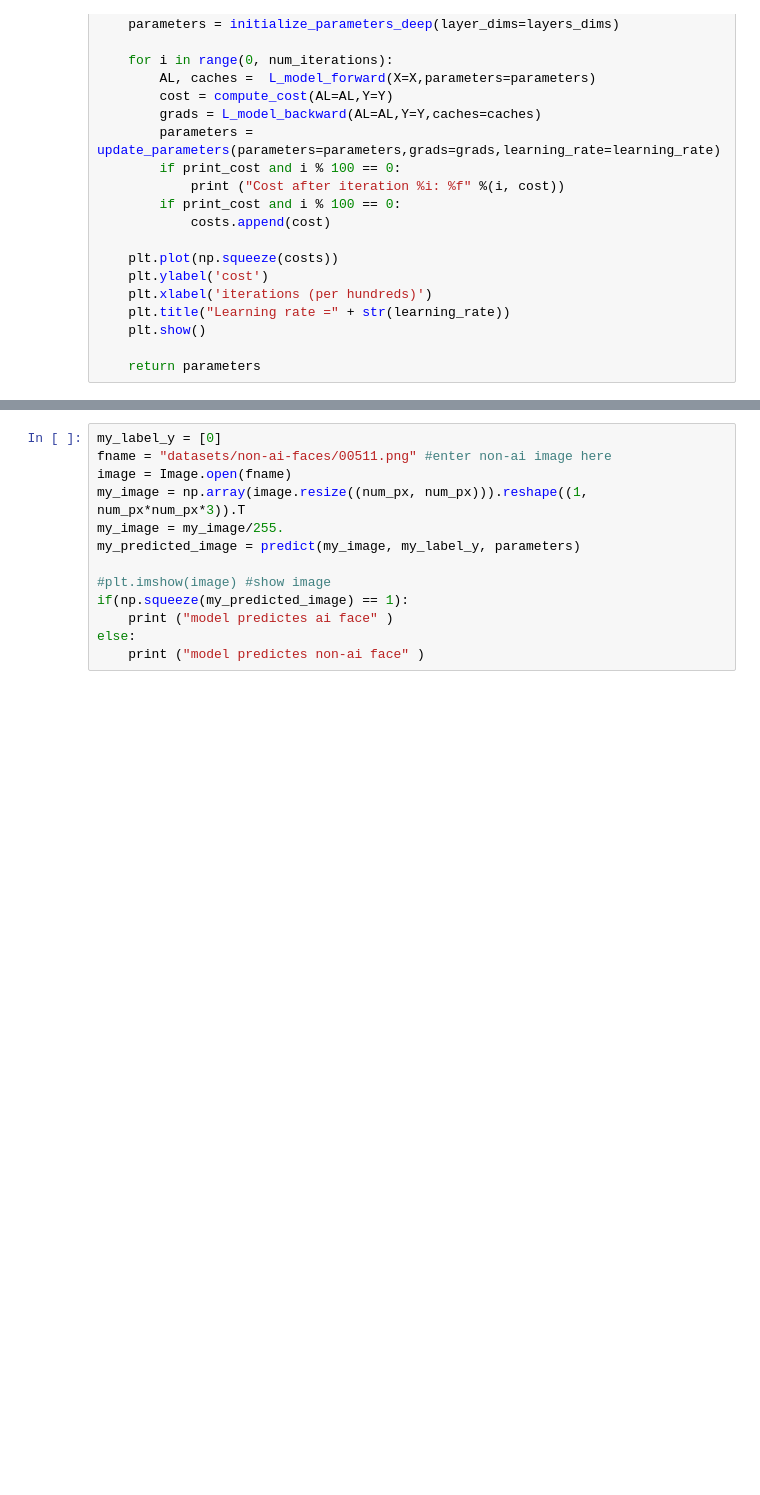
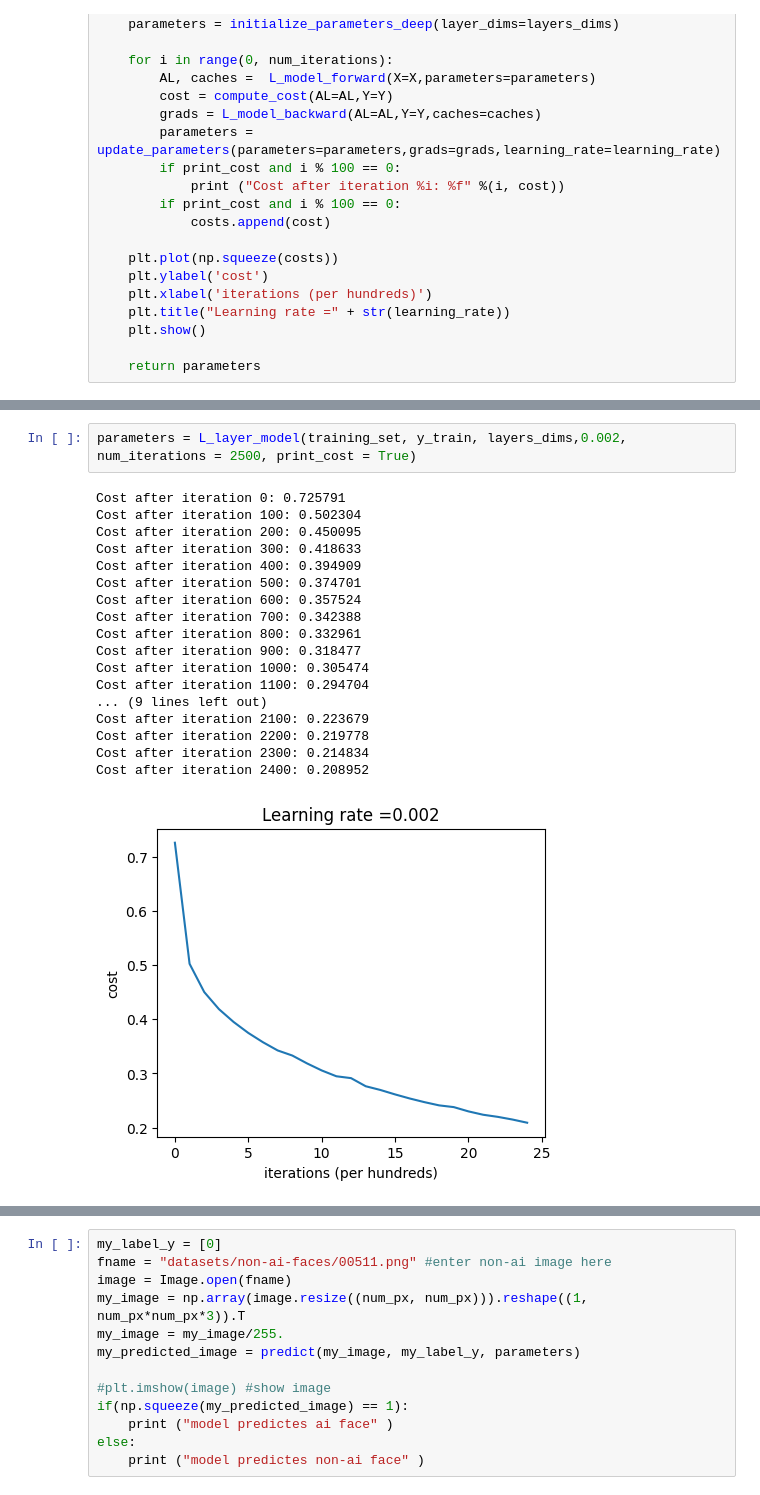
Before and after one commit to AlexBruma0/AI, a Jupyter notebook: Neural_Network_Project.ipynb, the cells around one changed output, grey strips where cells are left out. Drawn from its saved outputs; the diff is of its cells as text; blank space fills up the shorter version.

```diff
--- a/Neural_Network_Project.ipynb
+++ b/Neural_Network_Project.ipynb
@@ -488,0 +515,21 @@ Cost after iteration 2400: 0.081103
+# %%
+parameters = L_layer_model(training_set, y_train, layers_dims,0.002, num_iterations = 2500, print_cost = True)
+# %% [output]
+Cost after iteration 0: 0.725791
+Cost after iteration 100: 0.502304
+Cost after iteration 200: 0.450095
+Cost after iteration 300: 0.418633
+Cost after iteration 400: 0.394909
+Cost after iteration 500: 0.374701
+Cost after iteration 600: 0.357524
+Cost after iteration 700: 0.342388
+Cost after iteration 800: 0.332961
+Cost after iteration 900: 0.318477
+Cost after iteration 1000: 0.305474
+Cost after iteration 1100: 0.294704
+... (9 lines left out)
+Cost after iteration 2100: 0.223679
+Cost after iteration 2200: 0.219778
+Cost after iteration 2300: 0.214834
+Cost after iteration 2400: 0.208952
+[figure, added]
```
Also changed, not shown: parts of 19 cells of this notebook.
